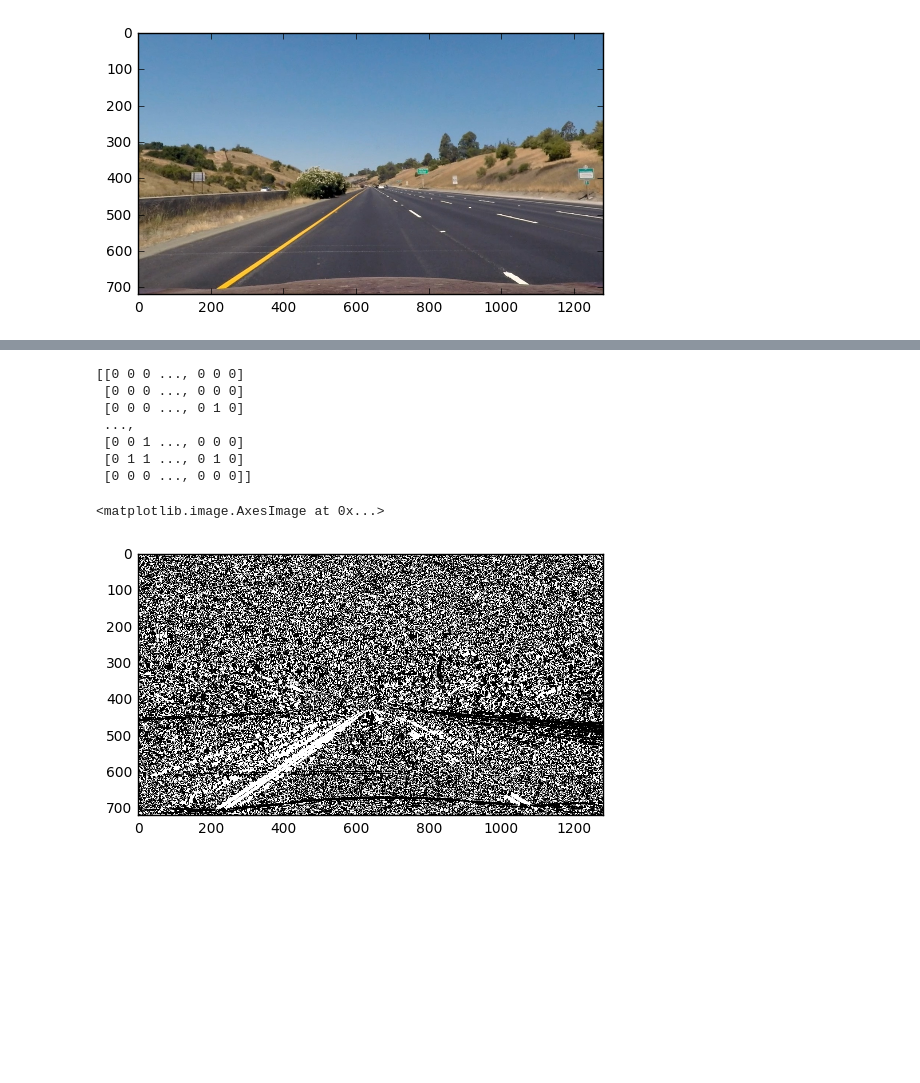
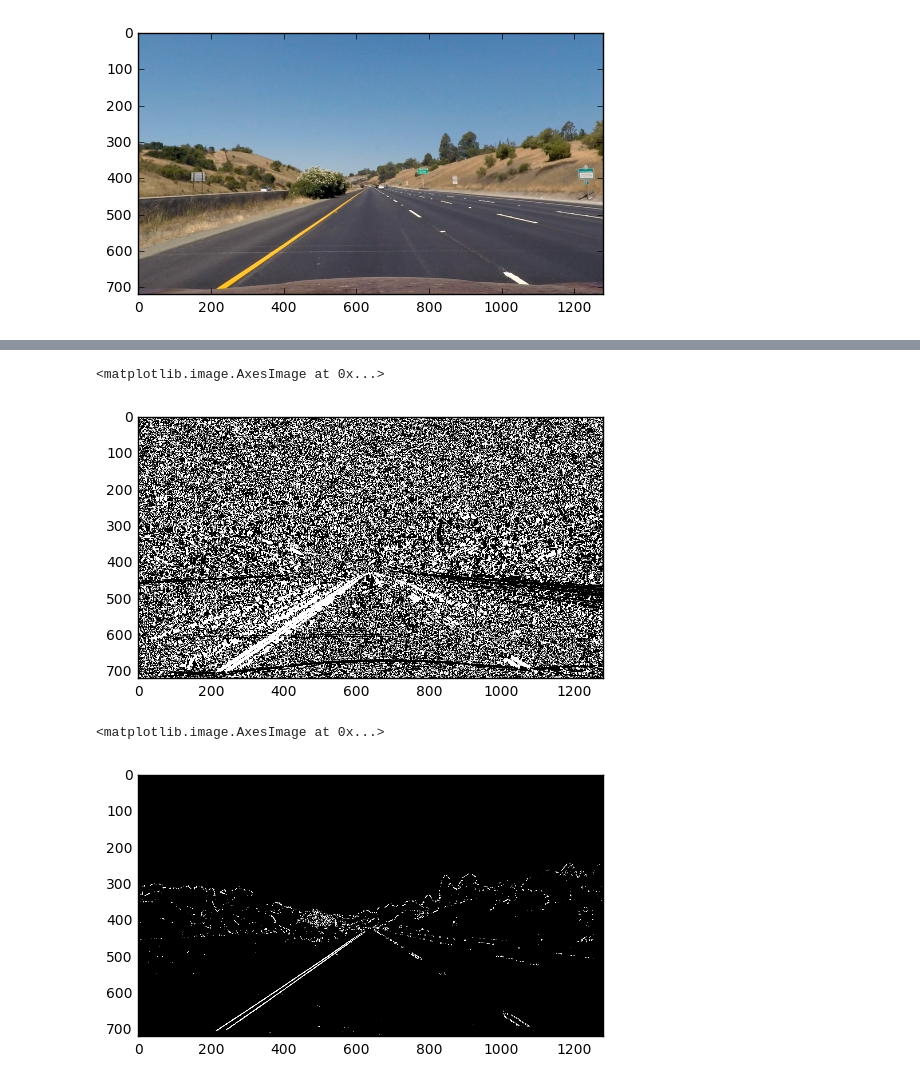
Before and after one commit to ddrm86/udacity-selfdriving-p4, a Jupyter notebook: p3_avanced_lanes_detector.ipynb, the cells around one changed output, grey strips where cells are left out. Saved outputs shown, nothing was run; the diff lists cells and outputs as text; code cells hidden in the pictures; blank space fills up the shorter version.

Commit message:
Add combined sobel filters

```diff
--- a/p3_avanced_lanes_detector.ipynb
+++ b/p3_avanced_lanes_detector.ipynb
@@ -107,25 +100,29 @@ plt.imshow(mag_binary_ti, cmap='gray')
 # %%
 def dir_threshold(img, sobel_kernel=3, thresh=(0, np.pi/2)):
     gray = cv2.cvtColor(img, cv2.COLOR_RGB2GRAY)
     sobelx = cv2.Sobel(gray, cv2.CV_64F, 1, 0, ksize=sobel_kernel)
     sobely = cv2.Sobel(gray, cv2.CV_64F, 0, 1, ksize=sobel_kernel)
     absgraddir = np.arctan2(np.absolute(sobely), np.absolute(sobelx))
     binary_output =  np.zeros_like(absgraddir)
     binary_output[(absgraddir >= thresh[0]) & (absgraddir <= thresh[1])] = 1
     return binary_output.astype('uint8')
 
 dir_binary_ti = dir_threshold(undist_ti, sobel_kernel=15, thresh=(0.7, 1.3))
-plt.imshow(dir_binary_ti.astype('uint8'), cmap='gray')
+plt.imshow(dir_binary_ti, cmap='gray')
 # %% [output]
-[[0 0 0 ..., 0 0 0]
- [0 0 0 ..., 0 0 0]
- [0 0 0 ..., 0 1 0]
- ...,
- [0 0 1 ..., 0 0 0]
- [0 1 1 ..., 0 1 0]
- [0 0 0 ..., 0 0 0]]
+<matplotlib.image.AxesImage at 0x...>
-<matplotlib.image.AxesImage at 0x...>
-[figure, old version]
+[figure, new version]
+# %%
+gradx = abs_sobel_thresh(undist_ti, orient='x', thresh_min=30, thresh_max=100)
+grady = abs_sobel_thresh(undist_ti, orient='y', thresh_min=30, thresh_max=100)
+mag_binary = mag_thresh(undist_ti, sobel_kernel=3, mag_thresh=(50, 200))
+dir_binary = dir_threshold(undist_ti, sobel_kernel=15, thresh=(0.7, 1.2))
+combined = np.zeros_like(dir_binary)
+combined[((gradx == 1) & (grady == 1)) | ((mag_binary == 1) & (dir_binary == 1))] = 1
+plt.imshow(combined, cmap='gray')
+# %% [output]
+<matplotlib.image.AxesImage at 0x...>
+[figure, added]
 # %%
 def process_image(image):
     image = undistort(image, mtx, dist)
```
Also changed, not shown: parts of 4 cells of this notebook.
